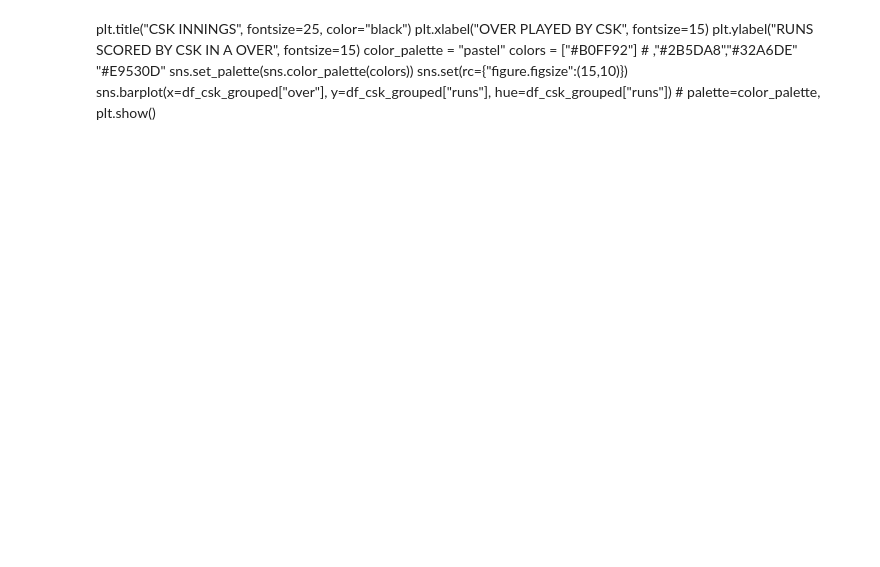
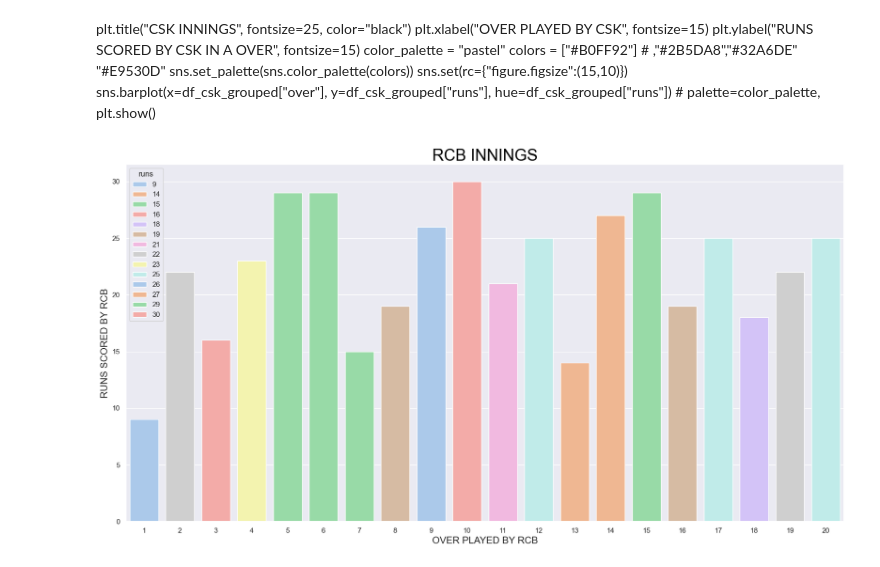
Before and after one commit to kirankthota79/IPL-All-Seasons, a Jupyter notebook: IPL-All-Seasons.ipynb, the cells around one changed output. Cells and saved outputs as stored; diff of their text form; code cells hidden in the pictures; blank space fills up the shorter version.

```diff
--- a/IPL-All-Seasons.ipynb
+++ b/IPL-All-Seasons.ipynb
@@ -214,3 +214,7 @@ sns.set_palette(sns.color_palette(colors))
 sns.set(rc={"figure.figsize":(15,10)})
 sns.barplot(x=df_csk_grouped["over"], y=df_csk_grouped["runs"],  hue=df_csk_grouped["runs"]) # palette=color_palette,
 plt.show()
+# %%
+plot_runsperover(2023, "RCB","CSK","RCB")
+# %% [output]
+[figure, added]
```
Also changed, not shown: parts of 1 cell of this notebook.
